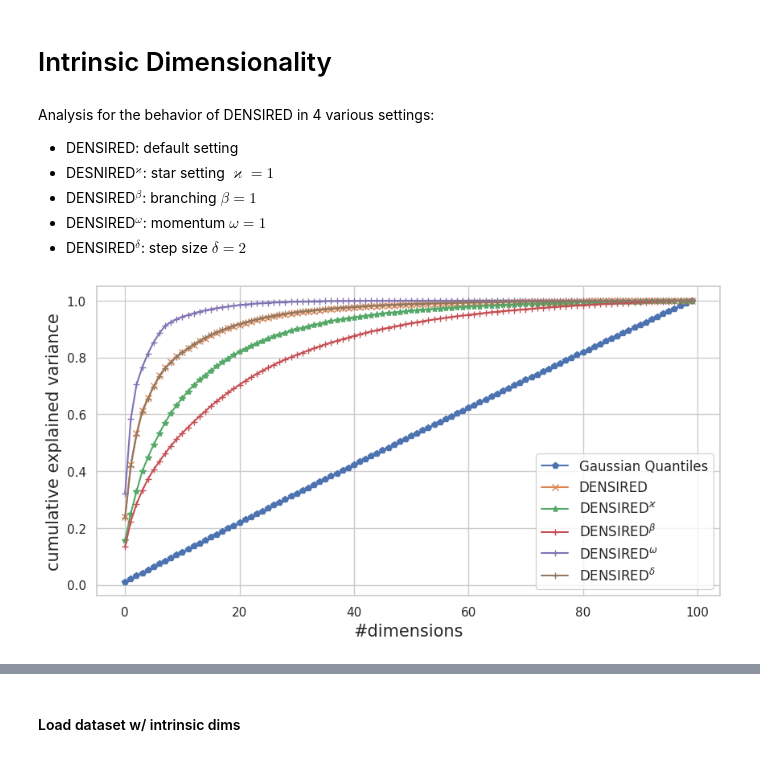
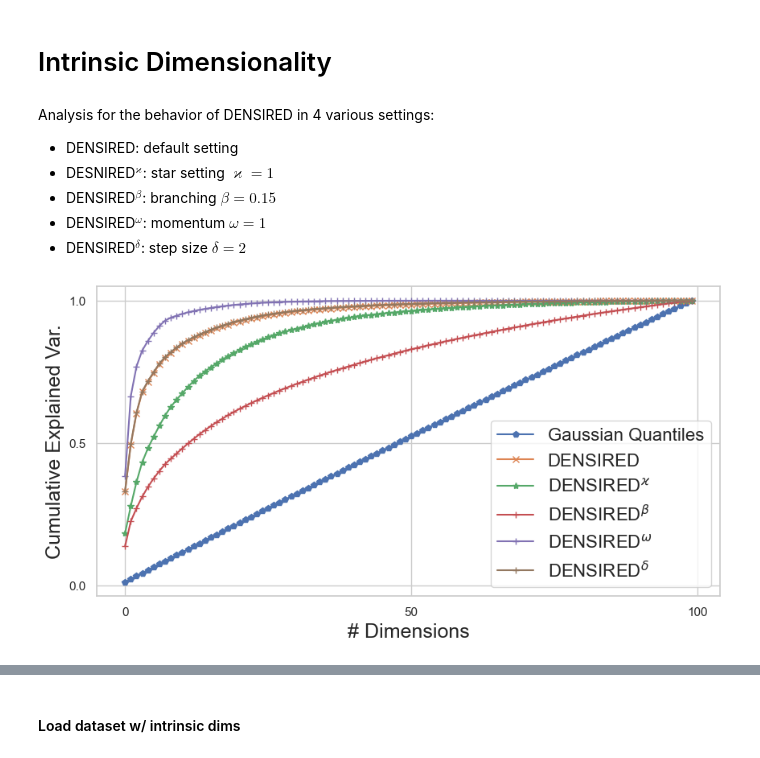
Before and after one commit to PhilJahn/DENSIRED, a Jupyter notebook: SynthDataGenImprovedAnalysis.ipynb, the cells around one changed output, grey strips where cells are left out. Cells and saved outputs as stored; diff of their text form; code cells hidden in the pictures.

```diff
--- a/SynthDataGenImprovedAnalysis.ipynb
+++ b/SynthDataGenImprovedAnalysis.ipynb
@@ -142,2 +149,11 @@ for n in [1, 2, 3, 4, 5, 6, 7, 8, 9, 10, 100]:
 # %% [markdown]
 #### Compare generators w/ various metrics
+# %%
+data_gquant = make_gaussian_quantiles(n_samples=1000, n_features=2)
+gquant = data_gquant[0]
+plt.scatter(x=gquant[:,0], y=gquant[:,1], c=data_gquant[1])
+plt.show()
+
+gquant_norm2 = _norm_data(gquant)
+plt.scatter(x=gquant_norm2[:,0], y=gquant_norm2[:,1], c=data_gquant[1])
+plt.show()
@@ -143,0 +201,12 @@ for n in [1, 2, 3, 4, 5, 6, 7, 8, 9, 10, 100]:
+# %%
+dg = densityDataGen(dim=2, ratio_noise=0, clunum=1, seed=42)
+dataset = dg.generate_data(1000)
+
+data = dataset[0: , 0:-1]
+labels = dataset[0: , -1]
+plt.scatter(x=data[:,0], y=data[:,1], c=labels)
+plt.show()
+
+data_norm2 = _norm_data(data.copy())
+plt.scatter(x=data_norm2[:,0], y=data_norm2[:,1], c=labels)
+plt.show()
@@ -166,8 +238,7 @@ def compare_generators(x_range=[10,25, 50, 100], metric="euclidean",
             Please choose amongst 'euclidean', 'cosine', or 'dcdist'.")
         return dists
 
-    def _norm_data(dataset):
-        return dataset / np.linalg.norm(dataset, axis=0, keepdims=True)
+        #return dataset / np.linalg.norm(dataset, axis=0, keepdims=True)
 
     for n in tqdm(x_range):
         tmp_blob = 0
@@ -193,14 +264,14 @@ def compare_generators(x_range=[10,25, 50, 100], metric="euclidean",
             tmp_gaussian += (sum(dists_gquants) / len(dists_gquants))
 
             # MDCGenerator - Felix/Arthur
-            cluster_gen = mdcgenpy.clusters.ClusterGenerator(n_samples=n_samples, n_feats=n, k=n_clusters)
+            cluster_gen = mdcgenpy.clusters.ClusterGenerator(n_samples=n_samples, n_feats=n, k=n_clusters, outliers=0)
             data_mdcgen = cluster_gen.generate_data()[0]
             dists_mdcgen = _get_avg_dist(_norm_data(data_mdcgen))
             tmp_mdcgen += (sum(dists_mdcgen) / len(dists_mdcgen))
 
             # Datagenerator - revisited
             step=50*n
-            data_rev = seedSpreader(n=n_samples, dim=n, step=step, noise_adapt=True)
+            data_rev = seedSpreader(n=n_samples, dim=n, step=step, noise_adapt=True,  restart_chance_mult = 0, ratio_noise=0)
             dists_revisited = _get_avg_dist(_norm_data(data_rev[0: , 0:-1]))
             tmp_revisited += (sum(dists_revisited) / len(dists_revisited))
 
@@ -495,7 +528,7 @@ result_df.to_csv("result.csv")
 Analysis for the behavior of DENSIRED in 4 various settings:
 - DENSIRED: default setting
 - DESNIRED$^\varkappa$: star setting $\varkappa=1$
-- DENSIRED$^\beta$: branching $\beta=1$
+- DENSIRED$^\beta$: branching $\beta=0.15$
 - DENSIRED$^\omega$: momentum $\omega=1$
 - DENSIRED$^\delta$: step size $\delta=2$
 # %%
@@ -510,14 +543,11 @@ sns.set_theme(style="whitegrid")
 
 #fig = plt.figure(figsize=(24,8))
 
-def _norm_data(dataset):
-    return dataset / np.linalg.norm(dataset, axis=0, keepdims=True)
-
 f, axes = plt.subplots(1,1, figsize=(10,5), sharey=True)
 # axes[0].set_ylabel('cumulative explained variance')
 for ax, n_clusters in zip([axes],[1]): #5,25,50,100]):
-    ax.set_ylabel("cumulative explained variance", fontsize=15)
-    ax.set_xlabel("#dimensions", fontsize=15)
+    ax.set_ylabel("Cumulative Explained Var.", fontsize=18)
+    ax.set_xlabel("# Dimensions", fontsize=18)
     #ax.set_title(f"Number of clusters: {n_clusters}")
 
     if False:
@@ -557,33 +587,36 @@ for ax, n_clusters in zip([axes],[1]): #5,25,50,100]):
     x_ddg_star_data = _norm_data(x_ddg_star_data[:, :-1])
     pca = PCA().fit(x_ddg_star_data)
     ax.plot(np.cumsum(pca.explained_variance_ratio_), "*-", label=r"DENSIRED$^\varkappa$")
 
     # density generator - branch
     x_ddg_branch = densityDataGen(dim=n, ratio_noise=0, clunum=n_clusters, star=0, branch=1, momentum=0.5, core_num=1000, seed=seed, random_start = False)
     # x_ddg_branch = densityDataGen(dim=n, ratio_noise=0, clunum=n_clusters, core_num=20*n_clusters, star=0, branch=0.2, seed=seed)
     x_ddg_branch_data = x_ddg_branch.generate_data(n_samples)
     x_ddg_branch_data = _norm_data(x_ddg_branch_data[:, :-1])
     pca = PCA().fit(x_ddg_branch_data)
     ax.plot(np.cumsum(pca.explained_variance_ratio_), "+-", label=r"DENSIRED$^\beta$")
 
     # density generator - momentum
     x_ddg_branch = densityDataGen(dim=n, ratio_noise=0, clunum=n_clusters, star=0, branch=0.05, momentum=1.0, core_num=1000, seed=seed, random_start = False)
     # x_ddg_branch = densityDataGen(dim=n, ratio_noise=0, clunum=n_clusters, core_num=20*n_clusters, star=0, branch=0.2, seed=seed)
     x_ddg_branch_data = x_ddg_branch.generate_data(n_samples)
     x_ddg_branch_data = _norm_data(x_ddg_branch_data[:, :-1])
     pca = PCA().fit(x_ddg_branch_data)
     ax.plot(np.cumsum(pca.explained_variance_ratio_), "+-", label=r"DENSIRED$^\omega$")
 
     # density generator - step
     x_ddg_branch = densityDataGen(dim=n, ratio_noise=0, clunum=n_clusters, star=0, branch=0.05, momentum=0.5, core_num=1000, step=2, seed=seed, random_start = False)
     # x_ddg_branch = densityDataGen(dim=n, ratio_noise=0, clunum=n_clusters, core_num=20*n_clusters, star=0, branch=0.2, seed=seed)
     x_ddg_branch_data = x_ddg_branch.generate_data(n_samples)
     x_ddg_branch_data = _norm_data(x_ddg_branch_data[:, :-1])
     pca = PCA().fit(x_ddg_branch_data)
     ax.plot(np.cumsum(pca.explained_variance_ratio_), "+-", label=r"DENSIRED$^\delta$")
 
+plt.rcParams['xtick.labelsize'] = 42
+plt.rcParams['ytick.labelsize'] = 42
 
-plt.legend(fontsize=12)
-plt.savefig("explainedVar_PCA.png", bbox_inches="tight")
+# plt.legend(loc='center', bbox_to_anchor=(0, 0), fancybox=True, shadow=False, ncol=5)
+plt.legend(fontsize=16)
+plt.savefig("explainedVar_PCA.pdf", bbox_inches="tight")
 # %% [output]
-[figure, old version]
+[figure, new version]
```
Also changed, not shown: parts of 38 cells of this notebook.
